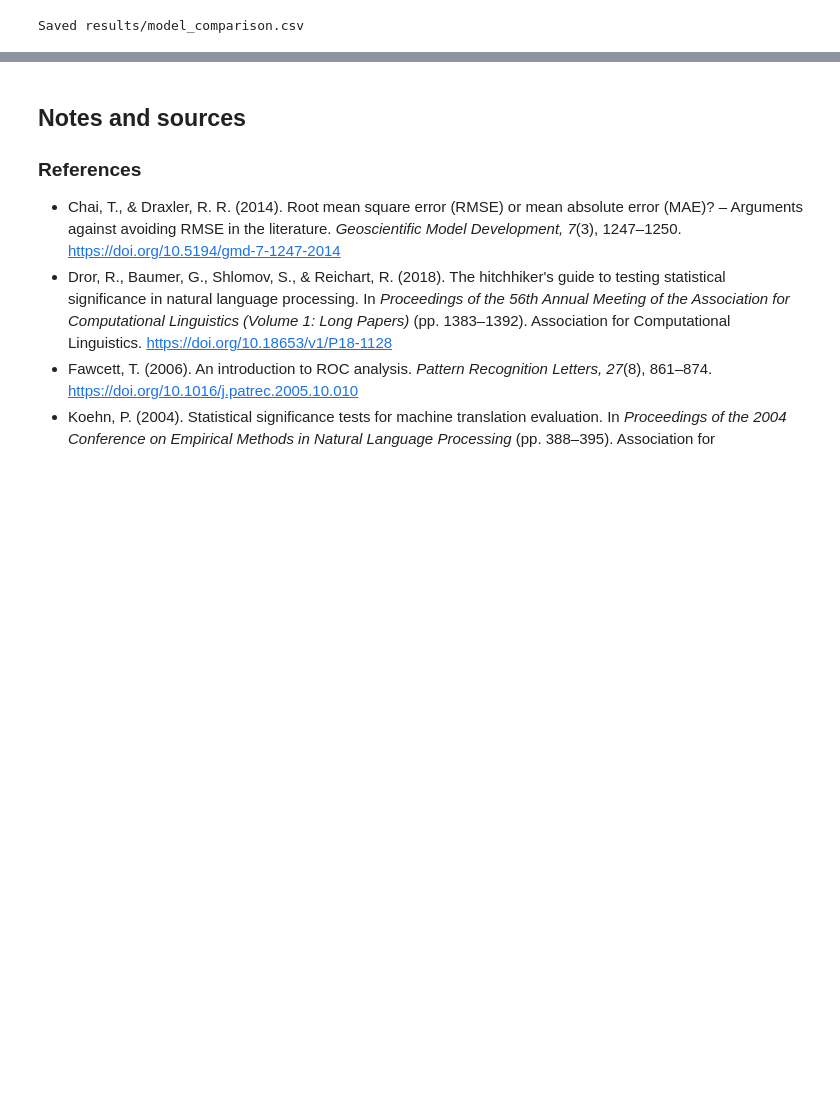
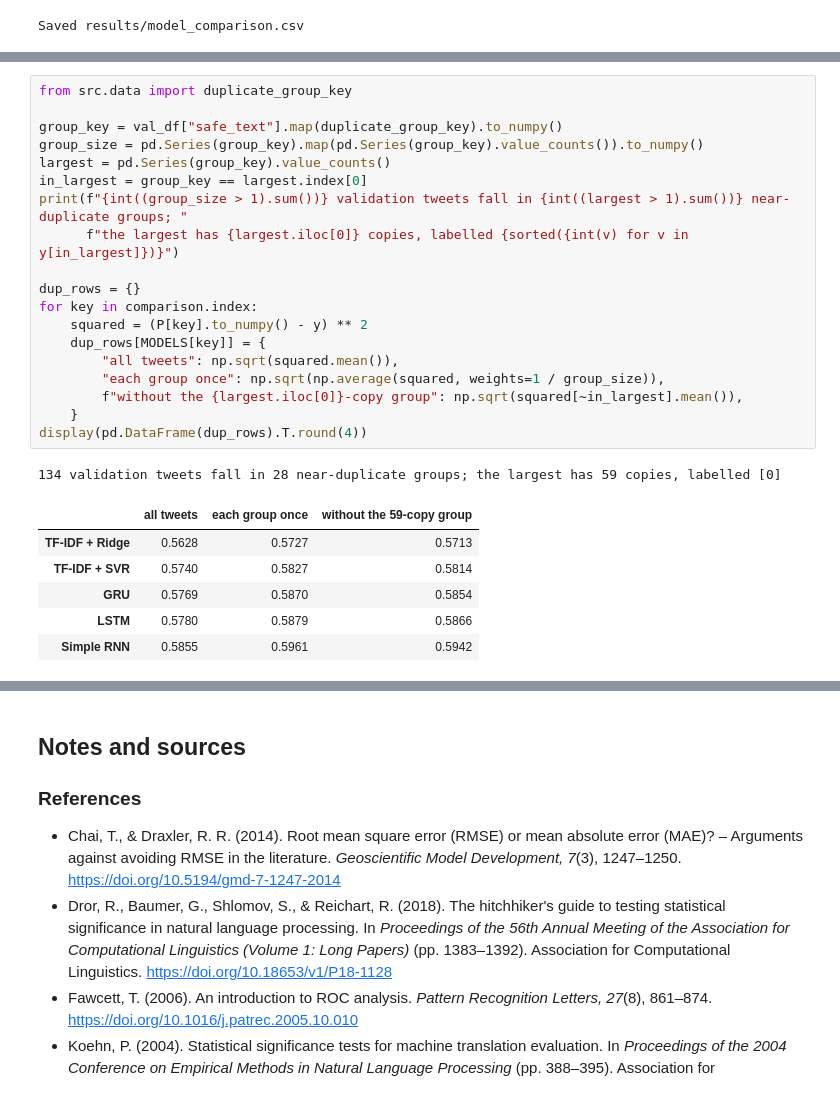
Before and after one commit to Adossi-design/vaccine-sentiment-sequential-models, a Jupyter notebook: notebooks/05_model_comparison_and_error_analysis.ipynb, the cells around one changed output, grey strips where cells are left out. Saved outputs shown, nothing was run; the diff lists cells and outputs as text; blank space fills up the shorter version.

```diff
--- a/notebooks/05_model_comparison_and_error_analysis.ipynb
+++ b/notebooks/05_model_comparison_and_error_analysis.ipynb
@@ -602,0 +582,27 @@ The research question asks how effectively sequential models address this proble
+# %%
+from src.data import duplicate_group_key
+
+group_key = val_df["safe_text"].map(duplicate_group_key).to_numpy()
+group_size = pd.Series(group_key).map(pd.Series(group_key).value_counts()).to_numpy()
+largest = pd.Series(group_key).value_counts()
+in_largest = group_key == largest.index[0]
+print(f"{int((group_size > 1).sum())} validation tweets fall in {int((largest > 1).sum())} near-duplicate groups; "
+      f"the largest has {largest.iloc[0]} copies, labelled {sorted({int(v) for v in y[in_largest]})}")
+
+dup_rows = {}
+for key in comparison.index:
+    squared = (P[key].to_numpy() - y) ** 2
+    dup_rows[MODELS[key]] = {
+        "all tweets": np.sqrt(squared.mean()),
+        "each group once": np.sqrt(np.average(squared, weights=1 / group_size)),
+        f"without the {largest.iloc[0]}-copy group": np.sqrt(squared[~in_largest].mean()),
+    }
+display(pd.DataFrame(dup_rows).T.round(4))
+# %% [output]
+134 validation tweets fall in 28 near-duplicate groups; the largest has 59 copies, labelled [0]
+|  | all tweets | each group once | without the 59-copy group |
+| TF-IDF + Ridge | 0.5628 | 0.5727 | 0.5713 |
+| TF-IDF + SVR | 0.5740 | 0.5827 | 0.5814 |
+| GRU | 0.5769 | 0.5870 | 0.5854 |
+| LSTM | 0.5780 | 0.5879 | 0.5866 |
+| Simple RNN | 0.5855 | 0.5961 | 0.5942 |
```
Also changed, not shown: parts of 13 cells of this notebook, 1 other file.
